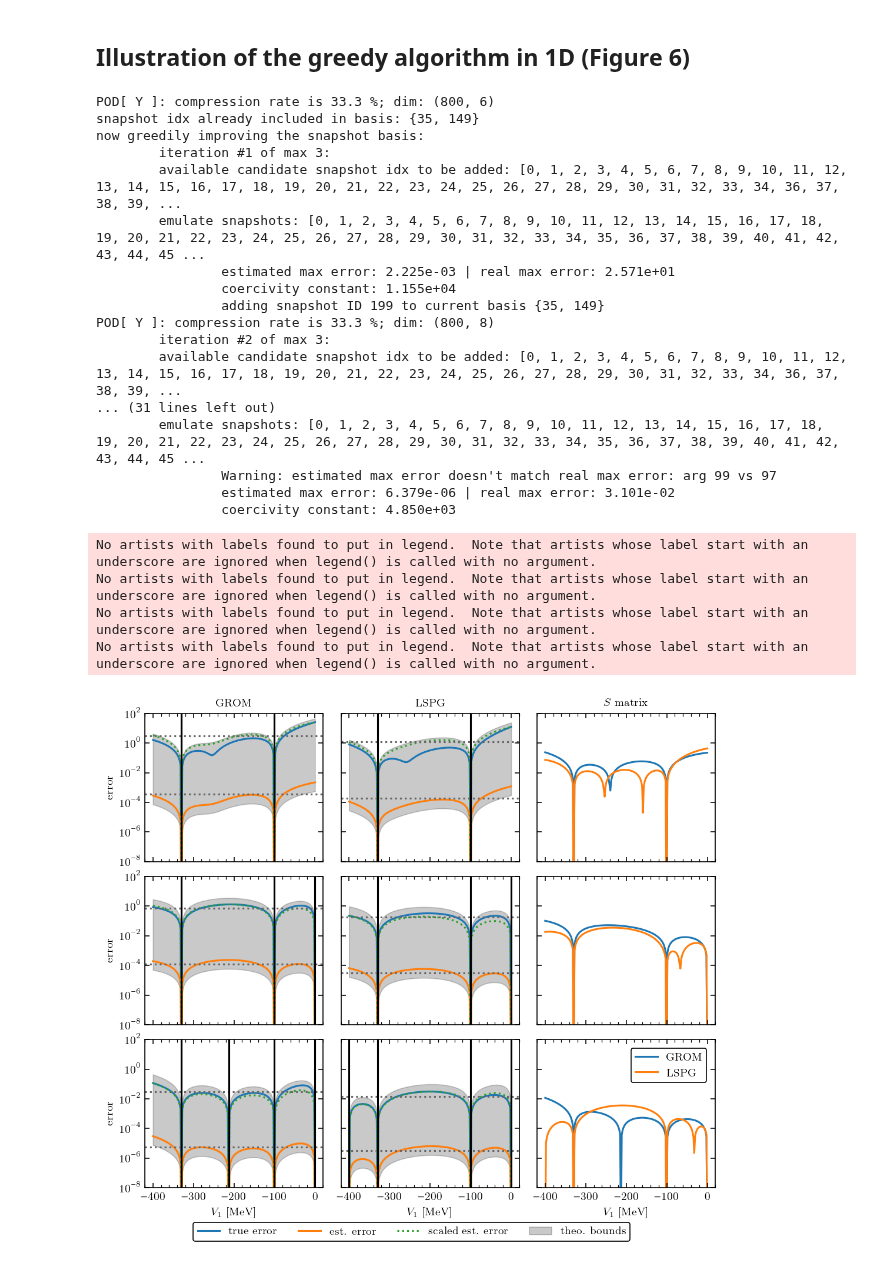
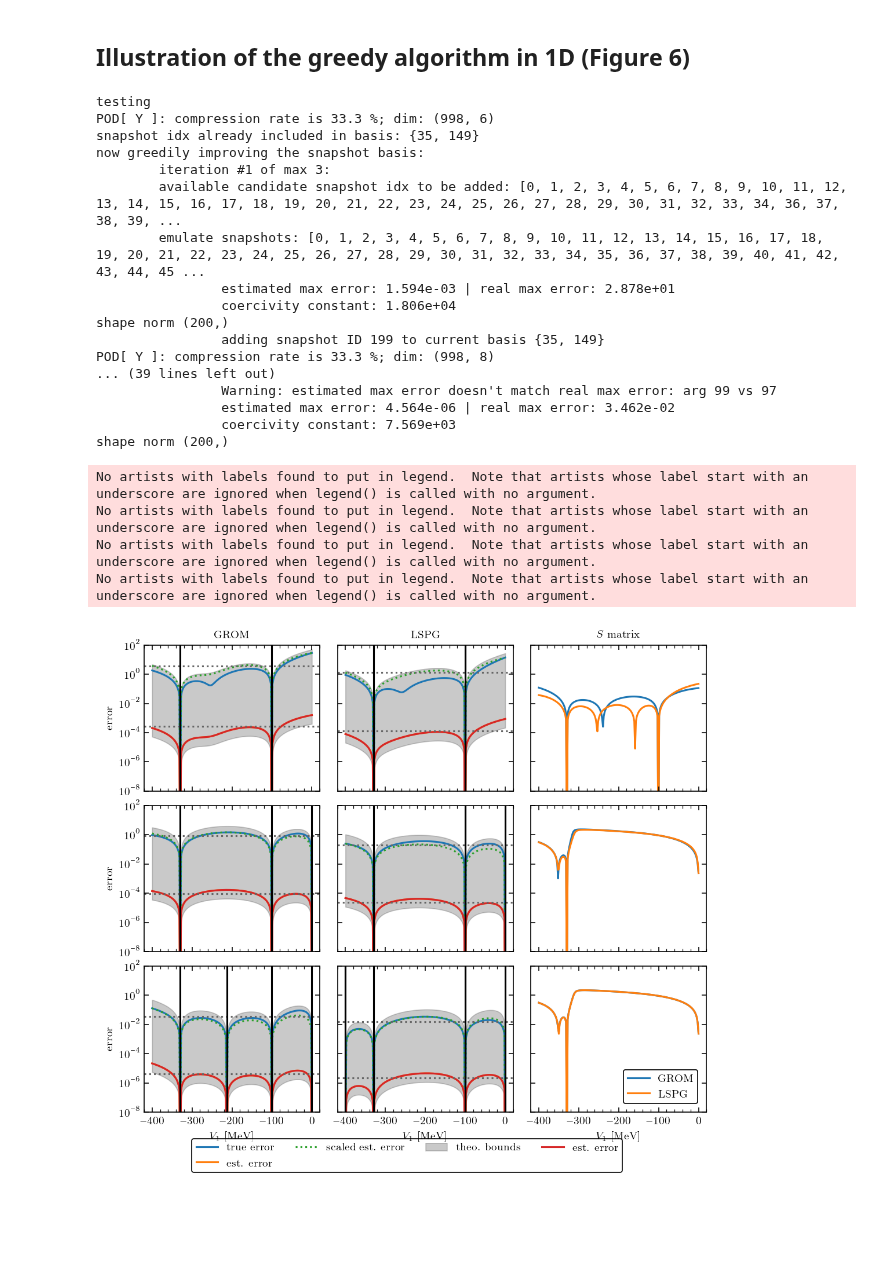
Before and after one commit to buqeye/cs_greedy_emulator, a Jupyter notebook: minnesota.ipynb, the cells around one changed output. Cells and saved outputs as stored; diff of their text form; code cells hidden in the pictures; blank space fills up the shorter version.

```diff
--- a/minnesota.ipynb
+++ b/minnesota.ipynb
@@ -131,22 +142,16 @@ fig.savefig(f"{output_dir}/minnesota_parameter_space.png", dpi=200)
 # %%
+l = 0
 potentialArgs = {"label": "minnesota", "kwargs": {"potId": 213}}
-# lvalues = [0]
-# channels = [Channel(S=0, L=l, LL=l, J=l, channel=0) for l in lvalues]  # only spin 0
-
-l = 2
 channel = Channel(S=0, L=l, LL=l, J=l, channel=0)
 potential = Potential(channel, **potentialArgs)
 trainingLecList, testingLecList = Potential.getSampleLecs(potentialArgs["label"])
 
-E_MeV = 50
+E_MeV = 50 # MeV
 scattExp = ScatteringExp(E_MeV=E_MeV, potential=potential)
 
 # generate training data
 rmatch = 12
-# rmin = np.min((0.1, (factorial2(2*l+1) * 1e-4)**(1/(l+1)) / scattExp.p))
 rmin = 1e-12
-assert rmin < 1, "rmin > 1"
-# print(f"rmin: {rmin}")
 grid = Grid(rmin, rmatch, numIntervals=1, numPointsPerInterval=1000,
             type="linear", test=False)
 # %%
@@ -301,7 +182,10 @@ Atshape (10, 1000, 1000)
 # %% [markdown]
 ## Illustration of the greedy algorithm in 1D (Figure 6)
 # %%
-from NumerovEmulator import AffineGROMNoMatch
+from NumerovEmulator import MatrixNumerovROM
+grid = Grid(rmin, rmatch, numIntervals=1,
+            numPointsPerInterval=1000,
+            type="linear", test=False)
 args = dict(scattExp=scattExp,
             grid=grid,
             free_lecs={"V1": (-400, 0)},
@@ -312,28 +196,29 @@ args = dict(scattExp=scattExp,
             init_snapshot_lecs=None,
             greedy_max_iter=3,
             mode="linear",
+            # inhomogeneous=False,
             seed=10203
             )
-greedy_grom = AffineGROMNoMatch(emulator_training_mode="grom", **args)
-greedy_lspg = AffineGROMNoMatch(emulator_training_mode="lspg", **args)
+greedy_grom = MatrixNumerovROM(emulator_training_mode="grom", **args)
+greedy_lspg = MatrixNumerovROM(emulator_training_mode="lspg", **args)
 # %% [output]
-POD[ Y ]: compression rate is 33.3 %; dim: (800, 6)
+testing
+POD[ Y ]: compression rate is 33.3 %; dim: (998, 6)
 snapshot idx already included in basis: {35, 149}
 now greedily improving the snapshot basis:
         iteration #1 of max 3:
         available candidate snapshot idx to be added: [0, 1, 2, 3, 4, 5, 6, 7, 8, 9, 10, 11, 12, 13, 14, 15, 16, 17, 18, 19, 20, 21, 22, 23, 24, 25, 26, 27, 28, 29, 30, 31, 32, 33, 34, 36, 37, 38, 39, ...
         emulate snapshots: [0, 1, 2, 3, 4, 5, 6, 7, 8, 9, 10, 11, 12, 13, 14, 15, 16, 17, 18, 19, 20, 21, 22, 23, 24, 25, 26, 27, 28, 29, 30, 31, 32, 33, 34, 35, 36, 37, 38, 39, 40, 41, 42, 43, 44, 45 ...
-                estimated max error: 2.225e-03 | real max error: 2.571e+01
-                coercivity constant: 1.155e+04
+                estimated max error: 1.594e-03 | real max error: 2.878e+01
+                coercivity constant: 1.806e+04
+shape norm (200,)
                 adding snapshot ID 199 to current basis {35, 149}
-POD[ Y ]: compression rate is 33.3 %; dim: (800, 8)
-        iteration #2 of max 3:
-        available candidate snapshot idx to be added: [0, 1, 2, 3, 4, 5, 6, 7, 8, 9, 10, 11, 12, 13, 14, 15, 16, 17, 18, 19, 20, 21, 22, 23, 24, 25, 26, 27, 28, 29, 30, 31, 32, 33, 34, 36, 37, 38, 39, ...
-... (31 lines left out)
-        emulate snapshots: [0, 1, 2, 3, 4, 5, 6, 7, 8, 9, 10, 11, 12, 13, 14, 15, 16, 17, 18, 19, 20, 21, 22, 23, 24, 25, 26, 27, 28, 29, 30, 31, 32, 33, 34, 35, 36, 37, 38, 39, 40, 41, 42, 43, 44, 45 ...
+POD[ Y ]: compression rate is 33.3 %; dim: (998, 8)
+... (39 lines left out)
                 Warning: estimated max error doesn't match real max error: arg 99 vs 97
-                estimated max error: 6.379e-06 | real max error: 3.101e-02
-                coercivity constant: 4.850e+03
+                estimated max error: 4.564e-06 | real max error: 3.462e-02
+                coercivity constant: 7.569e+03
+shape norm (200,)
 # %%
 from constants import cm
 mpl.rcParams['figure.constrained_layout.use'] = False
@@ -361,38 +246,42 @@ for niter in range(num_iter):
         ax = axs[niter, irom_lbl]
         [snapshot_idxs, fom_sol, emulated_sol,
         romErrors, realErrors, estErrBounds,
-        coercivity_constant] = rom.greedy_logging[niter]
+        coercivity_constant,
+        ab_emulated, ab_simulated, error_est_delta] = rom.greedy_logging[niter]
         ax.semilogy(V0_arr, realErrors, label=f"true error")
         ax.semilogy(V0_arr, romErrors, ls="-", label=f"est. error")
         ax.semilogy(V0_arr, coercivity_constant*romErrors,
                     ls=":", label=f"scaled est. error")
 
         # ax.semilogy(V0_arr, estErrBounds[:,0], label=f"lower bound")
         # ax.semilogy(V0_arr, estErrBounds[:,1], label=f"upper bound")
         ax.fill_between(V0_arr, estErrBounds[:,0], estErrBounds[:,1],
                         alpha=0.3, color='0.3',
                         zorder=0, label="theo. bounds")
+        ax.semilogy(V0_arr, romErrors, ls="-", label=f"est. error")
 
-        Smats_emul = greedy_lspg.get_S_matrix(emulated_sol)
-        Smats_fom = greedy_lspg.get_S_matrix(fom_sol)
-        axs[niter, 2].semilogy(V0_arr, np.abs(Smats_emul - Smats_fom), label=rom_lbl.upper())
-        # ax.semilogy(V0_arr, romErrors, ls="-", label=f"est. error")
-
+        # Smats_emul = greedy_lspg.get_S_matrix(emulated_sol)
+        # Smats_fom = greedy_lspg.get_S_matrix(fom_sol)
+        # axs[niter, 2].semilogy(V0_arr, np.abs(Smats_emul - Smats_fom), label=rom_lbl.upper())
+        delta_rom = np.arctan2(ab_emulated[1,:], ab_emulated[0,:])
+        delta_fom = np.arctan2(ab_simulated[1,:], ab_simulated[0,:])
+        axs[niter, 2].semilogy(V0_arr, np.abs(delta_rom - delta_fom),
+                               label=rom_lbl.upper())
         for err in (romErrors, realErrors):
             ax.axhline(np.mean(err), ls=":", c='0.4', label="")
             # ax.set_title(f"Estimated mean error: {np.mean(realErrors):.2e}")
 
         for idx in snapshot_idxs:
             ax.axvline(V0_arr[idx], c="k", label="")
 
     axs[-1,0].legend(bbox_to_anchor =(0.5, 0.02), loc='center', ncol=4,
                      bbox_transform=fig.transFigure)
     # axs[0,0].legend(loc='lower left', ncol=4, bbox_to_anchor =(1.5,2.65))
     axs[-1,-1].legend(loc='best', ncol=1)
     fig.savefig(f"greedy_MN_potential_1S0.pdf")
 # %% [output]
 No artists with labels found to put in legend.  Note that artists whose label start with an underscore are ignored when legend() is called with no argument.
 No artists with labels found to put in legend.  Note that artists whose label start with an underscore are ignored when legend() is called with no argument.
 No artists with labels found to put in legend.  Note that artists whose label start with an underscore are ignored when legend() is called with no argument.
 No artists with labels found to put in legend.  Note that artists whose label start with an underscore are ignored when legend() is called with no argument.
-[figure, old version]
+[figure, new version]
```
Also changed, not shown: parts of 23 cells of this notebook.
